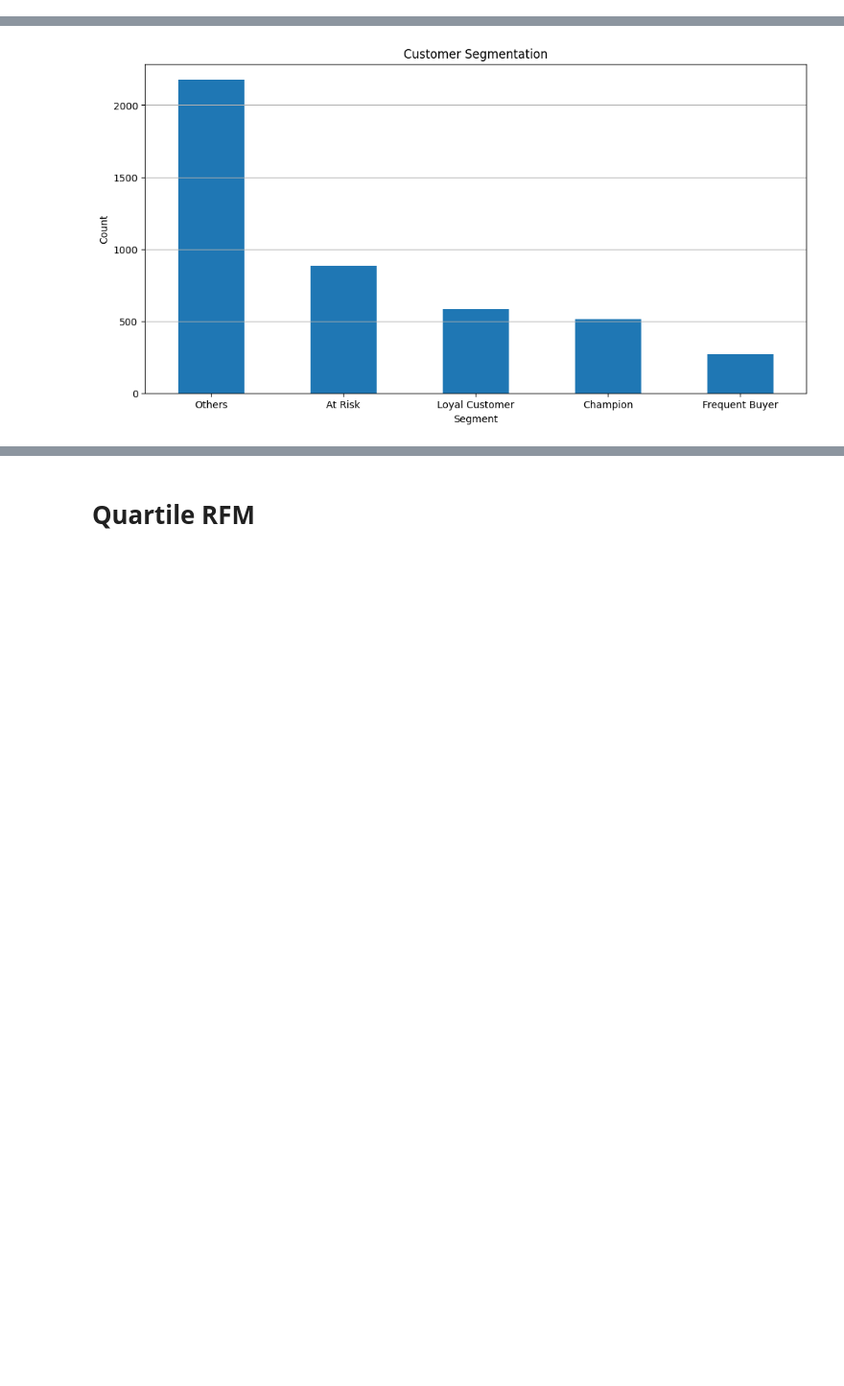
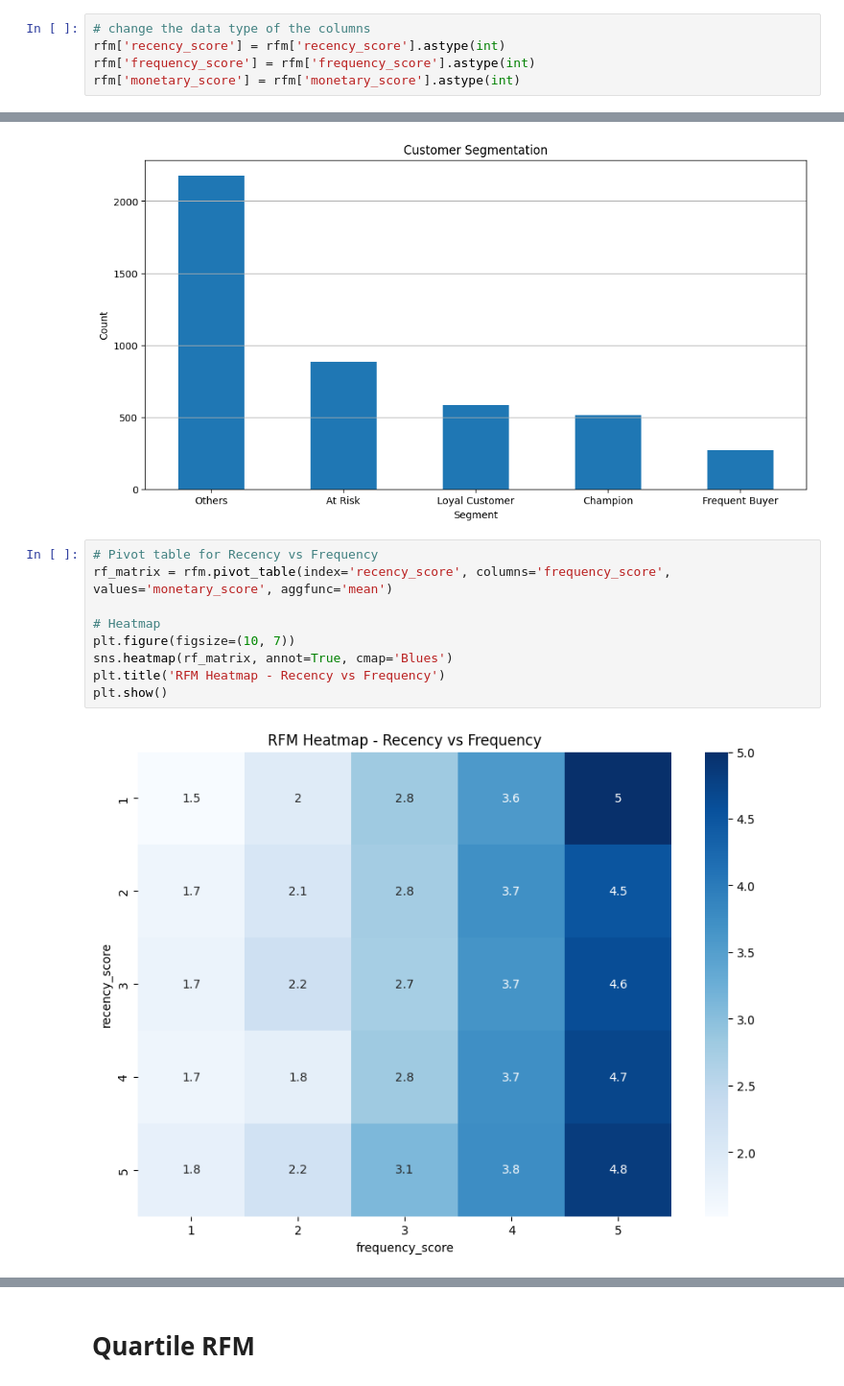
Before and after one commit to C4PT41N4545/BUSA8000-LuminaTech_Analytics_Project, a Jupyter notebook: notebooks/customer_churn_analysis.ipynb, the cells around one changed output, grey strips where cells are left out. Shown at 96% size. Saved outputs shown, nothing was run; the diff lists cells and outputs as text; blank space fills up the shorter version.

Commit message:
add heatmap

```diff
--- a/notebooks/customer_churn_analysis.ipynb
+++ b/notebooks/customer_churn_analysis.ipynb
@@ -138,6 +138,11 @@ rfm[['customer_code', 'recency', 'frequency', 'monetary', 'RFM_score', 'segment'
 | 4419 | ZI9500101 | 382 | 1 | 2.121120e+02 | 111 | At Risk |
 | 4420 | ZI9500102 | 405 | 2 | 9.353600e+01 | 111 | At Risk |
 4421 rows × 6 columns
+# %%
+# change the data type of the columns
+rfm['recency_score'] = rfm['recency_score'].astype(int)
+rfm['frequency_score'] = rfm['frequency_score'].astype(int)
+rfm['monetary_score'] = rfm['monetary_score'].astype(int)
 # %%
 rfm['segment'].value_counts().plot(kind='bar', figsize=(12, 6))
 plt.title('Customer Segmentation')
@@ -149,3 +154,14 @@ plt.grid(axis='y')
 plt.savefig('../reports/figures/segmentation.png')
 # %% [output]
 [figure]
+# %%
+# Pivot table for Recency vs Frequency
+rf_matrix = rfm.pivot_table(index='recency_score', columns='frequency_score', values='monetary_score', aggfunc='mean')
+
+# Heatmap
+plt.figure(figsize=(10, 7))
+sns.heatmap(rf_matrix, annot=True, cmap='Blues')
+plt.title('RFM Heatmap - Recency vs Frequency')
+plt.show()
+# %% [output]
+[figure, added]
```
Also changed, not shown: parts of 1 cell of this notebook.
